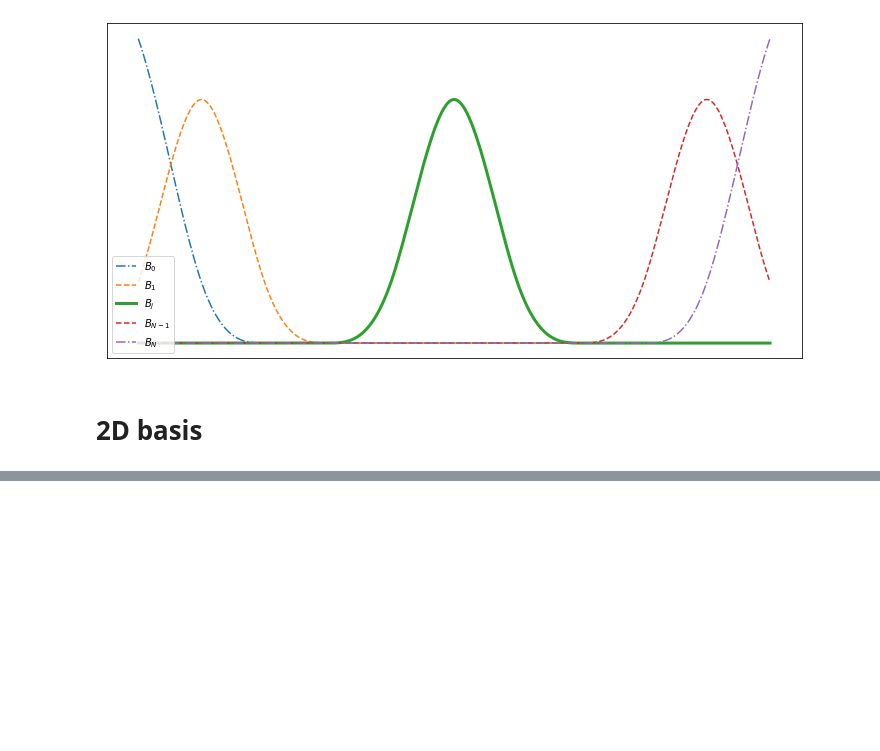
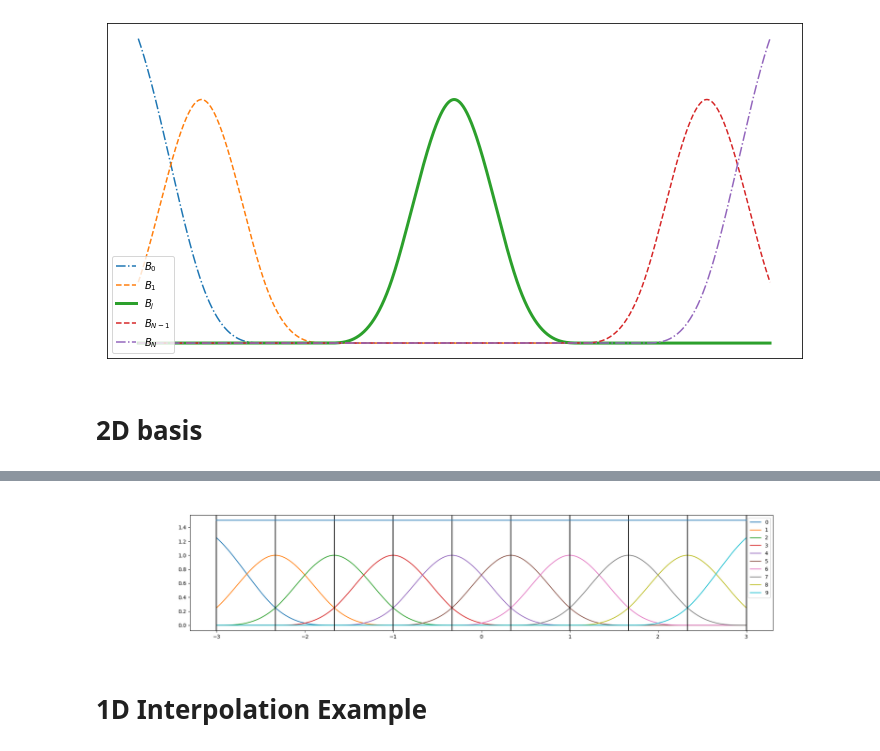
Before and after one commit to kamosevoyan/Diploma_work, a Jupyter notebook: Notebooks/Compact_support_cubic_basis.ipynb, the cells around one changed output, grey strips where cells are left out. Cells and saved outputs as stored; diff of their text form; code cells hidden in the pictures; blank space fills up the shorter version.

```diff
--- a/Notebooks/Compact_support_cubic_basis.ipynb
+++ b/Notebooks/Compact_support_cubic_basis.ipynb
@@ -153,2 +155,25 @@ plt.show()
 # %%
 #fig.savefig("../images/two_dimensional_basis_1", dpi=200, transparent=True)
+# %%
+x0 = -3
+N = 10
+X, h = np.linspace(x0, 3, N, retstep=True)
+x = np.linspace(x0, 3, 1000)
+# %%
+fig, ax = plt.subplots(figsize=(20, 4))
+f = np.zeros_like(x)
+
+for j in range(0, N):
+    ax.plot(x, final_basis_normal(j, x, h, N, x0))
+    f += final_basis_normal(j, x, h, N, x0)
+
+for xx in X:
+    ax.axvline(x=xx, color="black")
+
+ax.plot(x, f)
+ax.legend([f"{j}" for j in range(N)])
+plt.show()
+# %% [output]
+[figure, added]
+# %% [markdown]
+# 1D Interpolation Example
```
Also changed, not shown: parts of 21 cells of this notebook, 6 other files.
